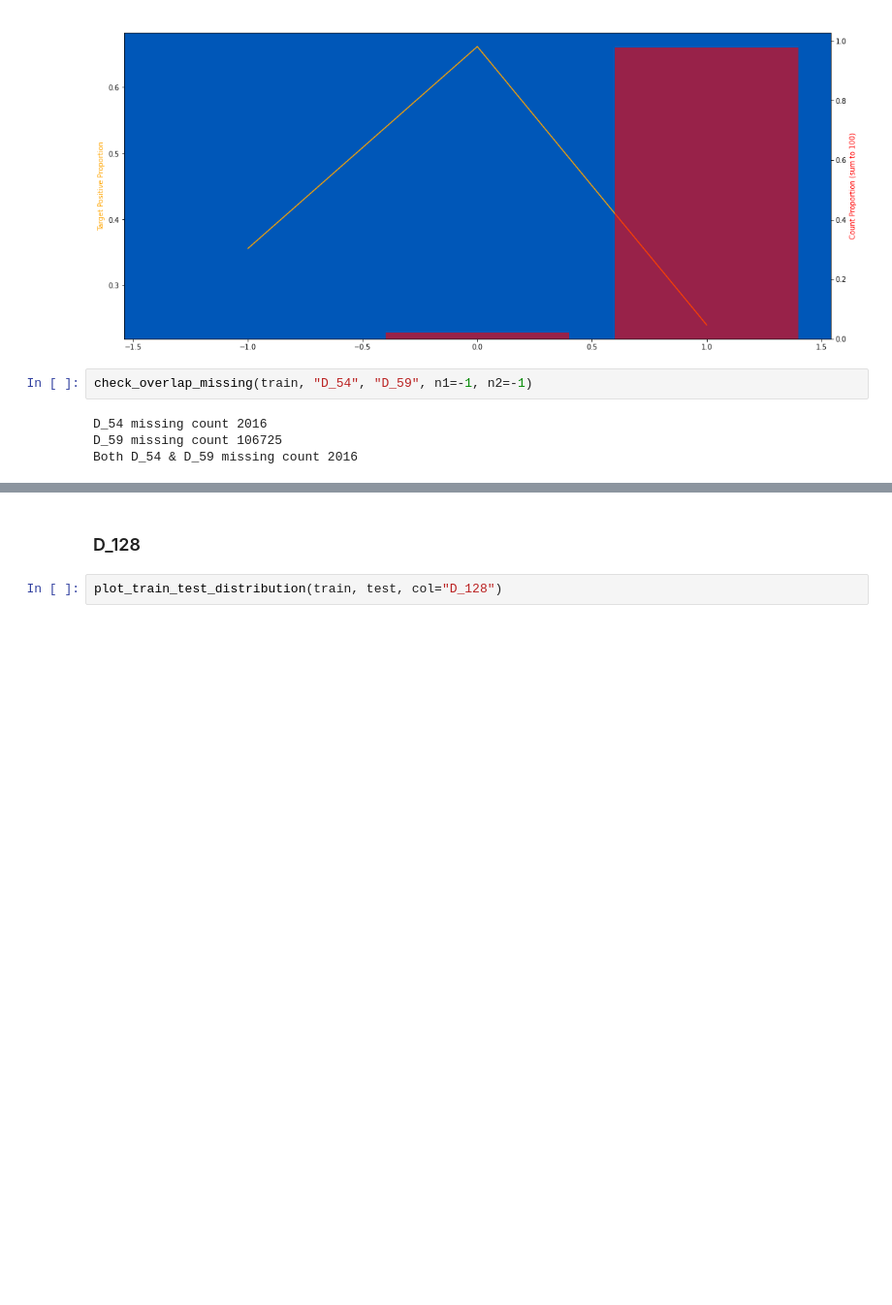
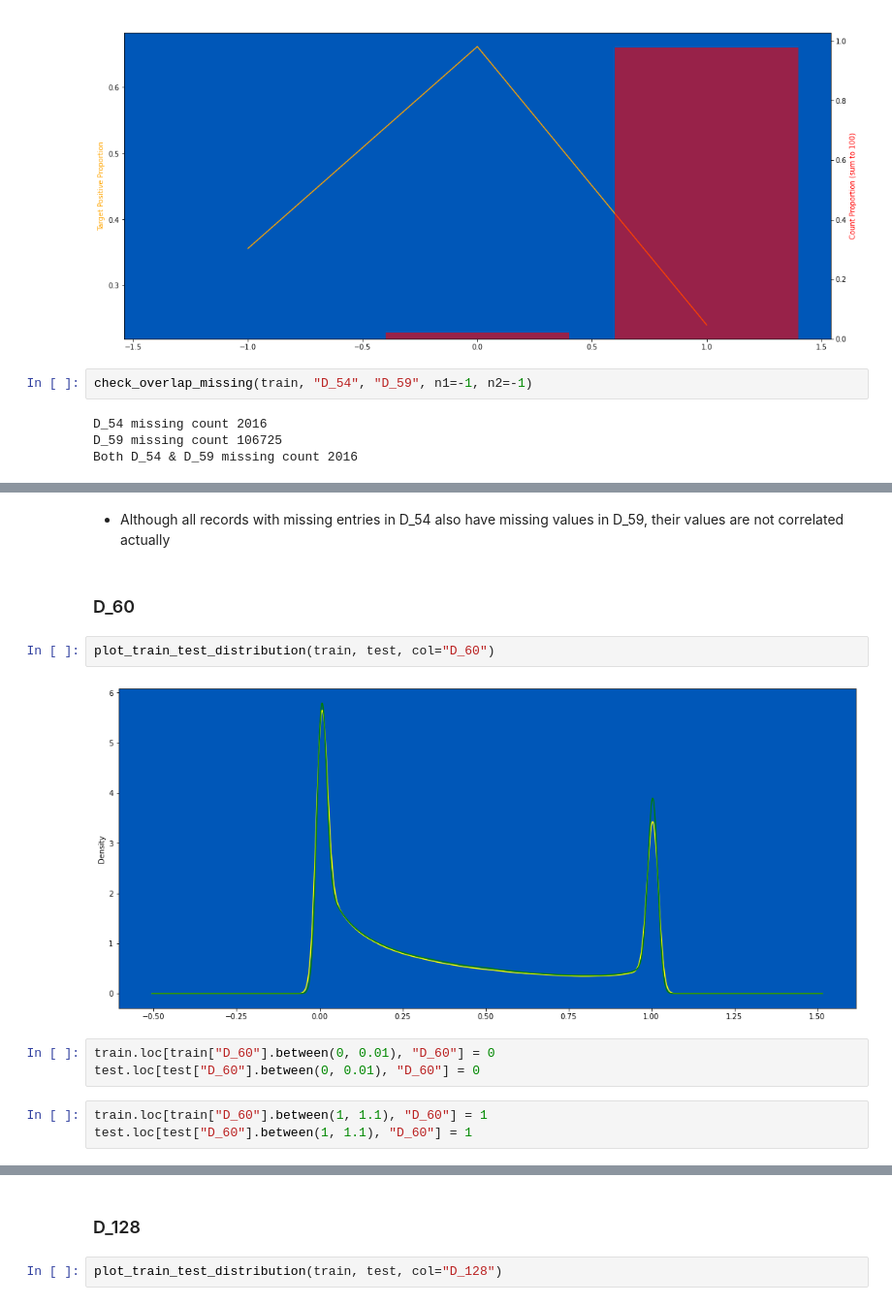
Before and after one commit to waikey-lee/kaggle-amex, a Jupyter notebook: notebooks/1.clean_parquet.ipynb, the cells around one changed output, grey strips where cells are left out. Shown at 97% size. Drawn from its saved outputs; the diff is of its cells as text; blank space fills up the shorter version.

```diff
--- a/notebooks/1.clean_parquet.ipynb
+++ b/notebooks/1.clean_parquet.ipynb
@@ -232,0 +222,14 @@ train[["D_54", "D_59"]].corr()
+# %% [markdown]
+- Although all records with missing entries in D_54 also have missing values in D_59, their values are not correlated actually
+# %% [markdown]
+### D_60
+# %%
+plot_train_test_distribution(train, test, col="D_60")
+# %% [output]
+[figure, added]
+# %%
+train.loc[train["D_60"].between(0, 0.01), "D_60"] = 0
+test.loc[test["D_60"].between(0, 0.01), "D_60"] = 0
+# %%
+train.loc[train["D_60"].between(1, 1.1), "D_60"] = 1
+test.loc[test["D_60"].between(1, 1.1), "D_60"] = 1
```
Also changed, not shown: parts of 42 cells of this notebook.
